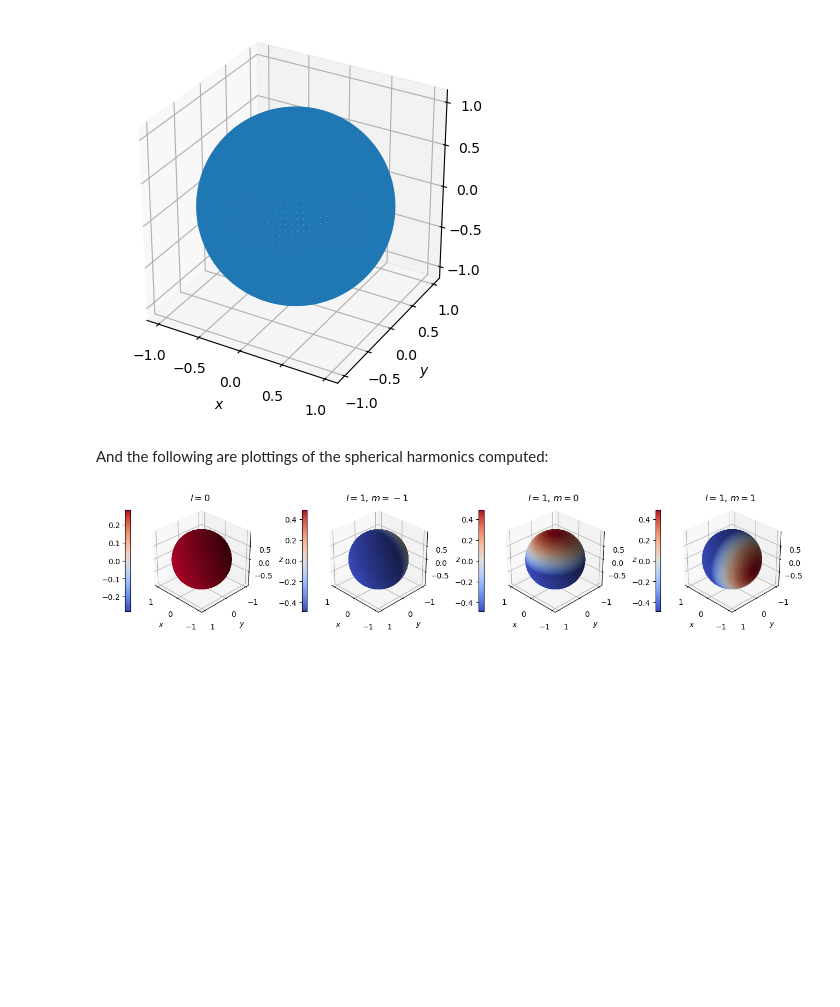
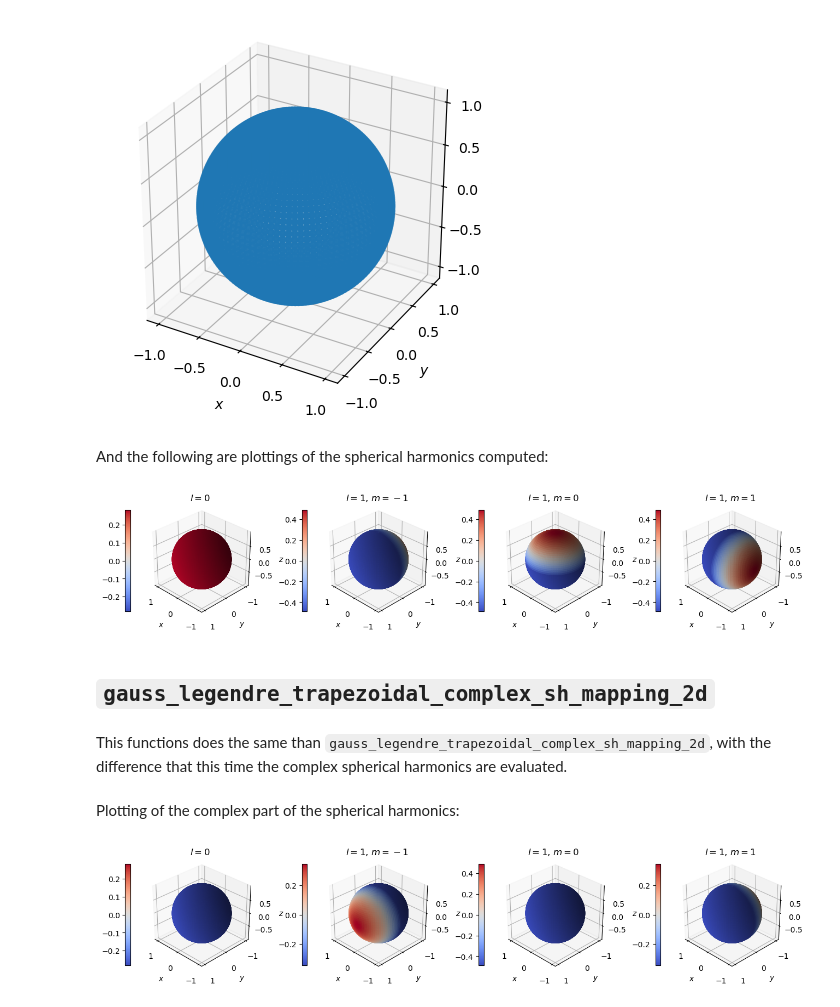
Before and after one commit to iamartineza/biosspheres, a Jupyter notebook: notebooks/quadrature_overview.ipynb, the cells around one changed output. Saved outputs shown, nothing was run; the diff lists cells and outputs as text; code cells hidden in the pictures; blank space fills up the shorter version.

Commit message:
fixes, and adding small comment for gauss_legendre_trapezoidal_complex_sh_mapping_2d

```diff
--- a/notebooks/quadrature_overview.ipynb
+++ b/notebooks/quadrature_overview.ipynb
@@ -254,3 +264,81 @@ fig.colorbar(cm.ScalarMappable(norm=colors.CenteredNorm(halfrange=surface_max),
 plt.show()
 # %% [output]
 [figure]
+# %% [markdown]
+## `gauss_legendre_trapezoidal_complex_sh_mapping_2d`
+# %% [markdown]
+This functions does the same than `gauss_legendre_trapezoidal_complex_sh_mapping_2d`, with the difference that this time the complex spherical harmonics are evaluated.
+# %%
+quantity_theta_points, quantity_phi_points, weights, pre_vector, spherical_harmonics = quadratures.gauss_legendre_trapezoidal_complex_sh_mapping_2d(big_l, big_l_c, pesykus, p2_plus_p_plus_q, p2_plus_p_minus_q)
+# %% [markdown]
+Plotting of the complex part of the spherical harmonics:
+# %%
+import numpy as np
+fig = plt.figure(figsize=plt.figaspect(0.25))
+ax_1 = fig.add_subplot(141, projection='3d')
+surface_max = np.max(np.abs(spherical_harmonics[0, :, :]))
+ax_1.plot_surface(
+    vector[0, :, :],
+    vector[1, :, :],
+    vector[2, :, :],
+    rstride=1, cstride=1,
+    facecolors=cm.coolwarm(np.imag(spherical_harmonics[0, :, :])/surface_max))
+ax_1.view_init(30, 135, 0)
+ax_1.set_title('$l = 0$')
+ax_1.set_xlabel('$x$')
+ax_1.set_ylabel('$y$')
+ax_1.set_zlabel('$z$')
+ax_1.set_aspect('equal')
+fig.colorbar(cm.ScalarMappable(norm=colors.CenteredNorm(halfrange=surface_max), cmap=cm.coolwarm), ax=ax_1, shrink=0.6, orientation='vertical', location='left')
+
+ax_1 = fig.add_subplot(142, projection='3d')
+surface_max = np.max(np.abs(spherical_harmonics[1, :, :]))
+ax_1.plot_surface(
+    vector[0, :, :],
+    vector[1, :, :],
+    vector[2, :, :],
+    rstride=1, cstride=1,
+    facecolors=cm.coolwarm(np.imag(spherical_harmonics[1, :, :])/surface_max))
+ax_1.view_init(30, 135, 0)
+ax_1.set_title('$l = 1$, $m = -1$')
+ax_1.set_xlabel('$x$')
+ax_1.set_ylabel('$y$')
+ax_1.set_zlabel('$z$')
+ax_1.set_aspect('equal')
+fig.colorbar(cm.ScalarMappable(norm=colors.CenteredNorm(halfrange=surface_max), cmap=cm.coolwarm), ax=ax_1, shrink=0.6, orientation='vertical', location='left')
+
+ax_1 = fig.add_subplot(143, projection='3d')
+surface_max = np.max(np.abs(spherical_harmonics[2, :, :]))
+ax_1.plot_surface(
+    vector[0, :, :],
+    vector[1, :, :],
+    vector[2, :, :],
+    rstride=1, cstride=1,
+    facecolors=cm.coolwarm(np.imag(spherical_harmonics[2, :, :])/surface_max))
+ax_1.view_init(30, 135, 0)
+ax_1.set_title('$l = 1$, $m = 0$')
+ax_1.set_xlabel('$x$')
+ax_1.set_ylabel('$y$')
+ax_1.set_zlabel('$z$')
+ax_1.set_aspect('equal')
+fig.colorbar(cm.ScalarMappable(norm=colors.CenteredNorm(halfrange=surface_max), cmap=cm.coolwarm), ax=ax_1, shrink=0.6, orientation='vertical', location='left')
+
+
+ax_1 = fig.add_subplot(144, projection='3d')
+surface_max = np.max(np.abs(spherical_harmonics[3, :, :]))
+ax_1.view_init(30, 135, 0)
+ax_1.plot_surface(
+    vector[0, :, :],
+    vector[1, :, :],
+    vector[2, :, :],
+    rstride=1, cstride=1,
+    facecolors=cm.coolwarm(np.imag(spherical_harmonics[3, :, :])/surface_max))
+ax_1.set_title('$l = 1$, $m = 1$')
+ax_1.set_xlabel('$x$')
+ax_1.set_ylabel('$y$')
+ax_1.set_zlabel('$z$')
+ax_1.set_aspect('equal')
+fig.colorbar(cm.ScalarMappable(norm=colors.CenteredNorm(halfrange=surface_max), cmap=cm.coolwarm), ax=ax_1, shrink=0.6, orientation='vertical', location='left')
+plt.show()
+# %% [output]
+[figure, added]
```
Also changed, not shown: parts of 2 cells of this notebook.
